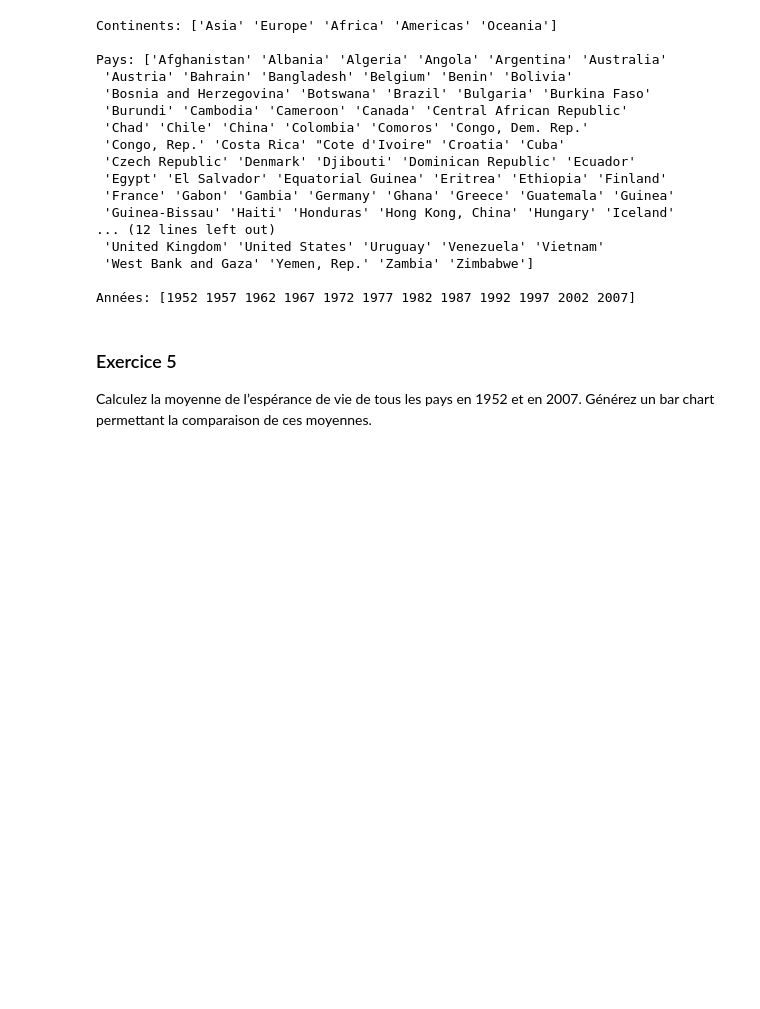
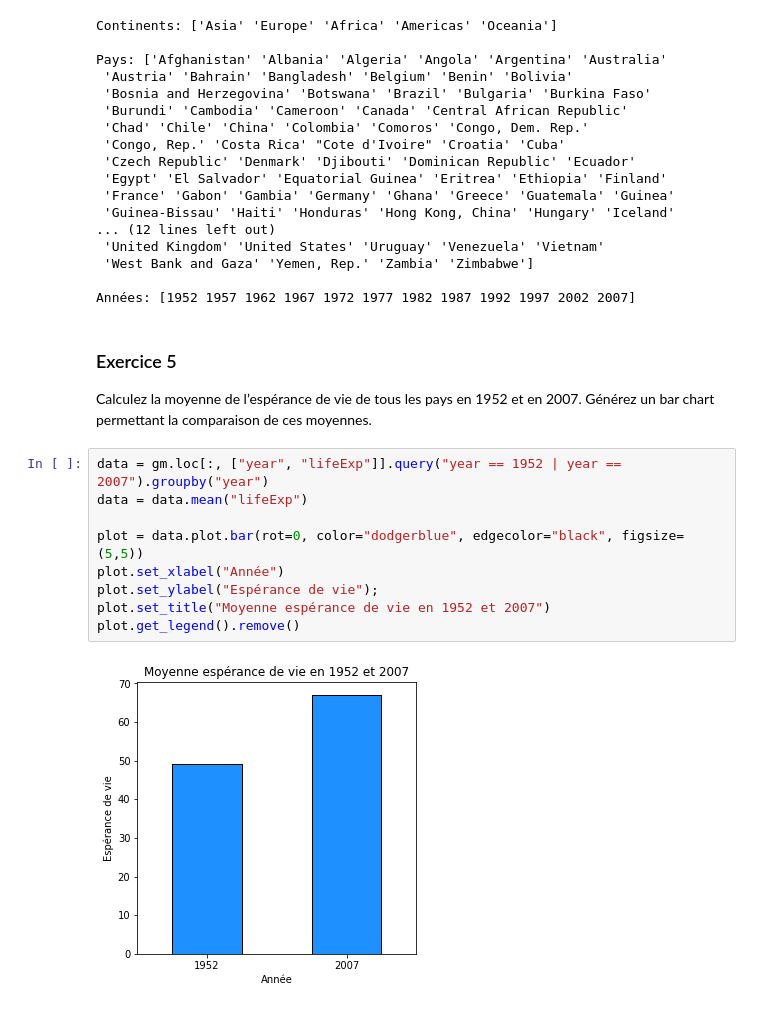
Before and after one commit to DrC0okie/Roy_VanHove_ISD_TP3, a Jupyter notebook: gapminder.ipynb, the cells around one changed output. Cells and saved outputs as stored; diff of their text form; blank space fills up the shorter version.

```diff
--- a/gapminder.ipynb
+++ b/gapminder.ipynb
@@ -154,3 +143,14 @@ Années: [1952 1957 1962 1967 1972 1977 1982 1987 1992 1997 2002 2007]
 ### Exercice 5
 
 Calculez la moyenne de l’espérance de vie de tous les pays en 1952 et en 2007. Générez un bar chart permettant la comparaison de ces moyennes.
+# %%
+data = gm.loc[:, ["year", "lifeExp"]].query("year == 1952 | year == 2007").groupby("year")
+data = data.mean("lifeExp")
+
+plot = data.plot.bar(rot=0, color="dodgerblue", edgecolor="black", figsize=(5,5))
+plot.set_xlabel("Année")
+plot.set_ylabel("Espérance de vie");
+plot.set_title("Moyenne espérance de vie en 1952 et 2007")
+plot.get_legend().remove()
+# %% [output]
+[figure, added]
```
Also changed, not shown: parts of 6 cells of this notebook.
